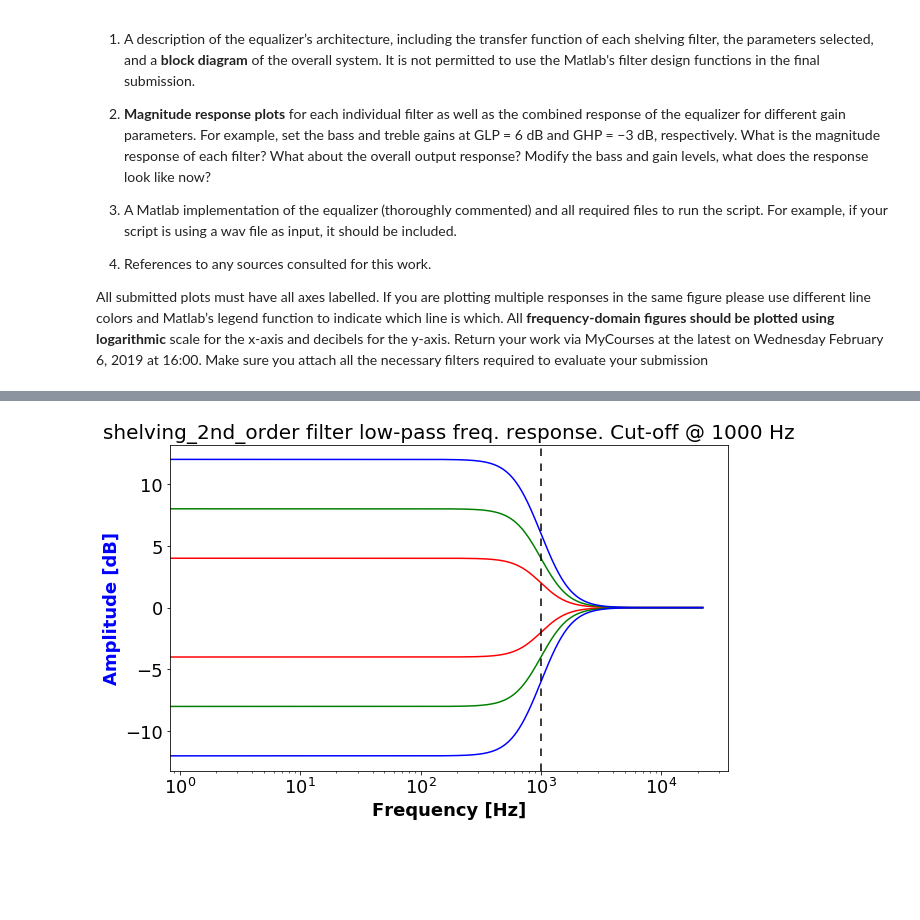
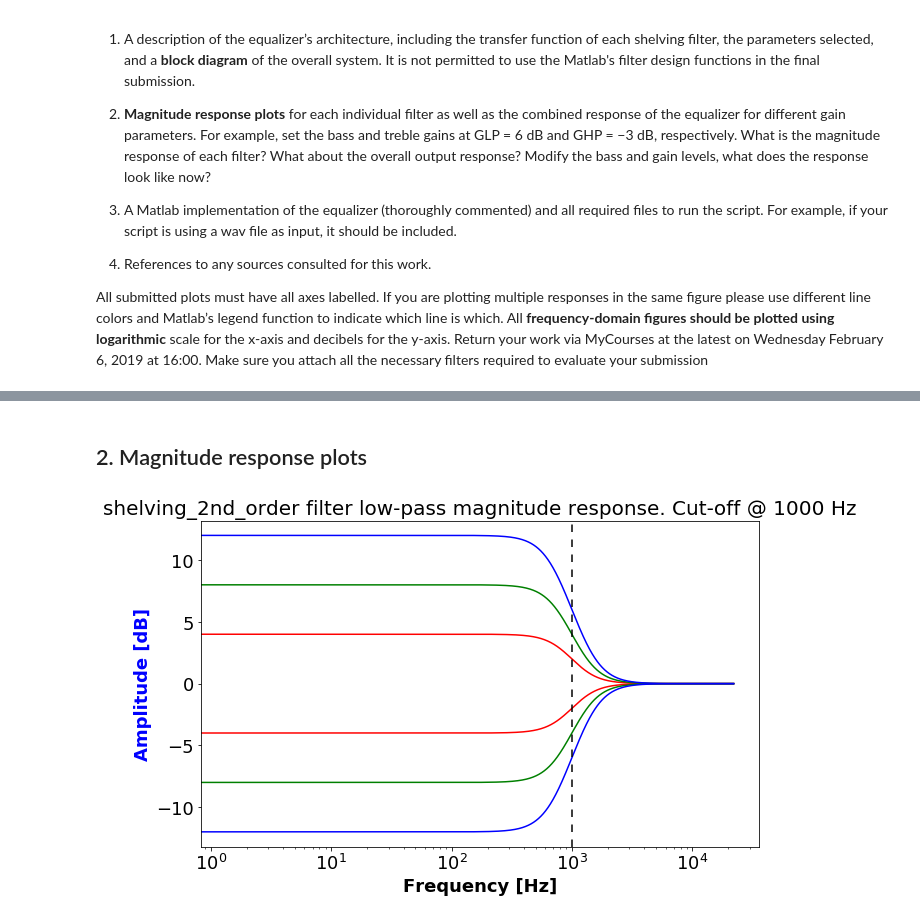
Before and after one commit to SuperShinyEyes/aalto-audio-signal-processing, a Jupyter notebook: homeworks/HW_2_Equalizer_Design.ipynb, the cells around one changed output, grey strips where cells are left out. Cells and saved outputs as stored; diff of their text form; code cells hidden in the pictures; blank space fills up the shorter version.

```diff
--- a/homeworks/HW_2_Equalizer_Design.ipynb
+++ b/homeworks/HW_2_Equalizer_Design.ipynb
@@ -50,7 +70,7 @@ def shelving_1st_order(cut_off, gain, mode='low'):
         cut_off (float): Normalized cut-off frequency. 0 < cut_off < 1
         gain (float): gain in dB
     '''
-    assert mode in ('low', 'high')
+    assert mode in ('low', 'high'), f"Invalide mode given: {mode}. Supports only 'low' and 'high'"
 
     gain        = 10 ** (gain / 20)          # NOTE: is it 20 or 40?
     wc          = 2 * np.pi * cut_off / 44100  # cut_off frequency in radians(0 <= wc <= pi)
@@ -68,11 +88,9 @@ def shelving_1st_order(cut_off, gain, mode='low'):
         b0_prime = gain_sqrt * tan_term + gain
         b1_prime = gain_sqrt * tan_term - gain
 
-    a1 = a1_prime / a0_prime
-    b0 = b0_prime / a0_prime
-    b1 = b1_prime / a0_prime
-
-    return [b0, b1], [1, a1]
+    a = np.array([a0_prime, a1_prime]) / a0_prime
+    b = np.array([b0_prime, b1_prime]) / a0_prime
+    return b, a
 
 def shelving_2nd_order(cut_off, gain, mode):
     '''Shelving filter for bass
@@ -82,7 +100,7 @@ def shelving_2nd_order(cut_off, gain, mode):
         cut_off (float): Normalized cut-off frequency. 0 < cut_off < 1
         gain (float): gain in dB
     '''
-    assert mode in ('low', 'high')
+    assert mode in ('low', 'high'), f"Invalide mode given: {mode}. Supports only 'low' and 'high'"
 
     gain        = 10 ** (gain / 20)          # NOTE: is it 20 or 40?
     wc          = 2 * np.pi * cut_off / 44100  # cut_off frequency in radians(0 <= wc <= pi)
@@ -114,16 +132,18 @@ def shelving_2nd_order(cut_off, gain, mode):
 
 
 def get_filter_frequency_response(filter, cut_off, mode='low'):
-    assert mode in ('low', 'high')
+    assert mode in ('low', 'high'), f"Invalide mode given: {mode}. Supports only 'low' and 'high'"
     gains = (4, 8, 12)
     colors = ('r', 'g', 'b')
     nfft = 2**14
     samplerate = 44100
 
     fig, ax1 = plt.subplots(figsize = (10, 6))
-    ax1.set_title(f'{filter.__name__} filter {mode}-pass freq. response. Cut-off @ {cut_off} Hz')
+    ax1.set_title(f'{filter.__name__} filter {mode}-pass magnitude response. Cut-off @ {cut_off} Hz')
 
     for g, c in zip(gains, colors):
+        #-------------------------------------------------
+        # Plot the positive gain
         b, a = filter(cut_off=cut_off, gain=g, mode=mode)
         w, h = freqz(b, a, nfft, whole=False)
 
@@ -135,6 +155,8 @@ def get_filter_frequency_response(filter, cut_off, mode='low'):
         ax1.set_ylabel('Amplitude [dB]', color=c)
         ax1.set_xlabel('Frequency [Hz]')
 
+        #-------------------------------------------------
+        # Plot the negative gain
         b, a = filter(cut_off=cut_off, gain=-g, mode=mode)
         w, h = freqz(b, a, nfft, whole=False)
 
@@ -150,10 +172,12 @@ def get_filter_frequency_response(filter, cut_off, mode='low'):
 
     from datetime import datetime
     plt.savefig(f'images/cut-off-{cut_off}Hz_{datetime.now()}.png')
-
-get_filter_frequency_response(shelving_2nd_order, 1000)
-# %% [output]
-[figure, removed]
+# %% [markdown]
+## 2. Magnitude response plots
+# %%
+get_filter_frequency_response(shelving_2nd_order, 1000, mode='low')
+# %% [output]
+[figure, added]
 # %%
 get_filter_frequency_response(shelving_2nd_order, 1000, mode='high')
 # %% [output]
```
Also changed, not shown: parts of 11 cells of this notebook.
